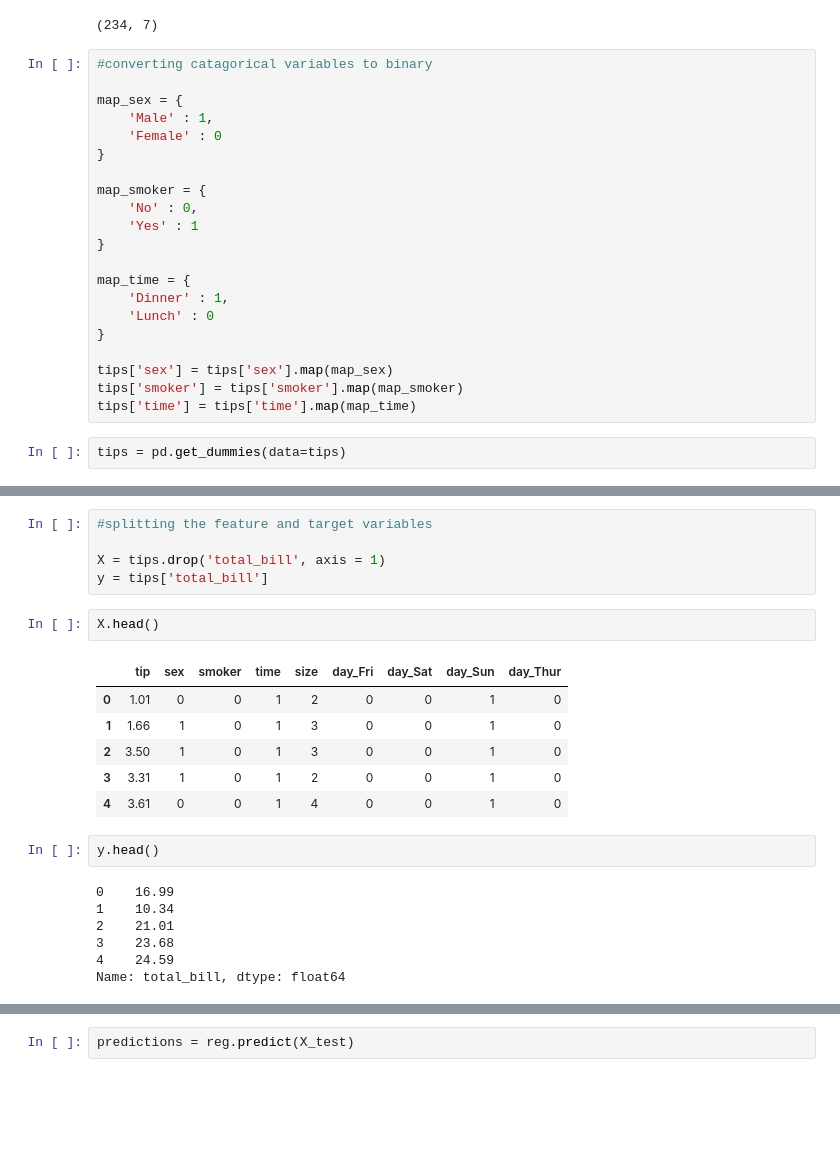
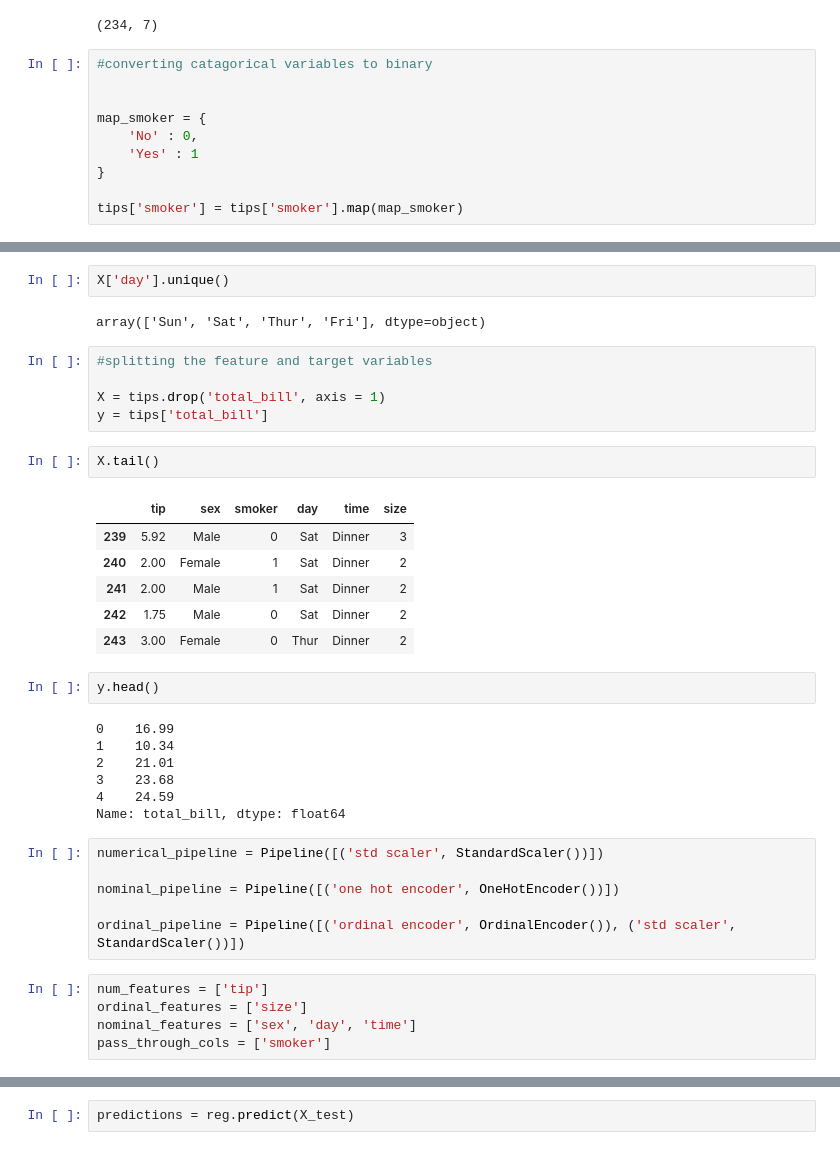
Before and after one commit to R4Z0Rx20/Projects, a Jupyter notebook: bill_prediction.ipynb, the cells around one changed output, grey strips where cells are left out. Cells and saved outputs as stored; diff of their text form; blank space fills up the shorter version.

```diff
--- a/bill_prediction.ipynb
+++ b/bill_prediction.ipynb
@@ -129,23 +154,10 @@ tips.shape
 # %%
 #converting catagorical variables to binary
 
-map_sex = {
-    'Male' : 1,
-    'Female' : 0
-}
 
 map_smoker = {
     'No' : 0,
     'Yes' : 1
 }
 
-map_time = {
-    'Dinner' : 1,
-    'Lunch' : 0
-}
-
-tips['sex'] = tips['sex'].map(map_sex)
 tips['smoker'] = tips['smoker'].map(map_smoker)
-tips['time'] = tips['time'].map(map_time)
-# %%
-tips = pd.get_dummies(data=tips)
@@ -168,17 +164,21 @@ sns.heatmap(tips.corr(),annot=True,lw=1)
+# %%
+X['day'].unique()
+# %% [output]
+array(['Sun', 'Sat', 'Thur', 'Fri'], dtype=object)
 # %%
 #splitting the feature and target variables
 
 X = tips.drop('total_bill', axis = 1)
 y = tips['total_bill']
 # %%
-X.head()
+X.tail()
 # %% [output]
-|  | tip | sex | smoker | time | size | day_Fri | day_Sat | day_Sun | day_Thur |
-| 0 | 1.01 | 0 | 0 | 1 | 2 | 0 | 0 | 1 | 0 |
-| 1 | 1.66 | 1 | 0 | 1 | 3 | 0 | 0 | 1 | 0 |
-| 2 | 3.50 | 1 | 0 | 1 | 3 | 0 | 0 | 1 | 0 |
-| 3 | 3.31 | 1 | 0 | 1 | 2 | 0 | 0 | 1 | 0 |
-| 4 | 3.61 | 0 | 0 | 1 | 4 | 0 | 0 | 1 | 0 |
+|  | tip | sex | smoker | day | time | size |
+| 239 | 5.92 | Male | 0 | Sat | Dinner | 3 |
+| 240 | 2.00 | Female | 1 | Sat | Dinner | 2 |
+| 241 | 2.00 | Male | 1 | Sat | Dinner | 2 |
+| 242 | 1.75 | Male | 0 | Sat | Dinner | 2 |
+| 243 | 3.00 | Female | 0 | Thur | Dinner | 2 |
 # %%
 y.head()
 # %% [output]
@@ -188,3 +188,14 @@ y.head()
 3    23.68
 4    24.59
 Name: total_bill, dtype: float64
+# %%
+numerical_pipeline = Pipeline([('std scaler', StandardScaler())])
+
+nominal_pipeline = Pipeline([('one hot encoder', OneHotEncoder())])
+
+ordinal_pipeline = Pipeline([('ordinal encoder', OrdinalEncoder()), ('std scaler', StandardScaler())])
+# %%
+num_features = ['tip']
+ordinal_features = ['size']
+nominal_features = ['sex', 'day', 'time']
+pass_through_cols = ['smoker']
```
Also changed, not shown: parts of 15 cells of this notebook, 1 other file.
